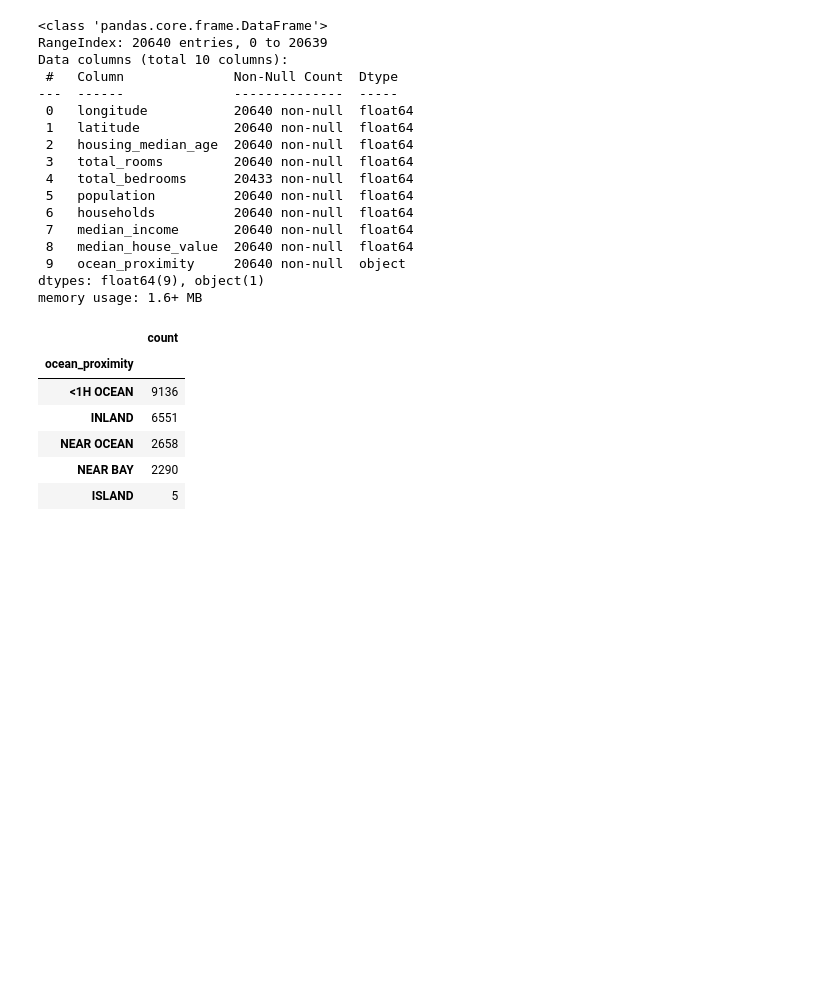
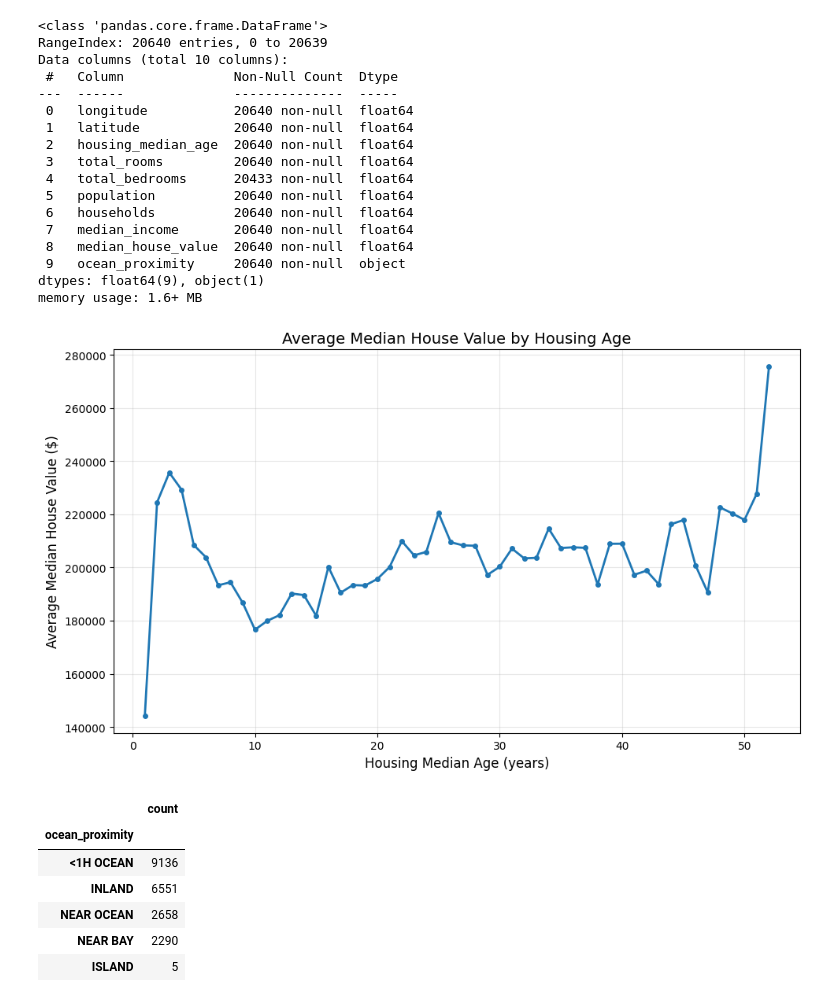
Before and after one commit to Ray-Man05/handson-mlp-main, a Jupyter notebook: notebooks/02_end_to_end_machine_learning_project.ipynb, the cells around one changed output. Drawn from its saved outputs; the diff is of its cells as text; code cells hidden in the pictures; blank space fills up the shorter version.

```diff
--- a/my_stuff/notebooks/02_end_to_end_machine_learning_project.ipynb
+++ b/notebooks/02_end_to_end_machine_learning_project.ipynb
@@ -82,6 +82,27 @@ Data columns (total 10 columns):
  9   ocean_proximity     20640 non-null  object
 dtypes: float64(9), object(1)
 memory usage: 1.6+ MB
+# %%
+import pandas as pd
+import matplotlib.pyplot as plt
+
+df = housing_full.copy(True)
+
+# Group by housing_median_age and calculate mean of median_house_value
+
+avg_value_by_age = df.groupby('housing_median_age')['median_house_value'].mean()
+
+# Create the plot
+plt.figure(figsize=(10, 6))
+plt.plot(avg_value_by_age.index, avg_value_by_age.values, marker='o', linewidth=2, markersize=4)
+plt.xlabel('Housing Median Age (years)', fontsize=12)
+plt.ylabel('Average Median House Value ($)', fontsize=12)
+plt.title('Average Median House Value by Housing Age', fontsize=14)
+plt.grid(True, alpha=0.3)
+plt.tight_layout()
+plt.show()
+# %% [output]
+[figure, added]
 # %%
 housing_full["ocean_proximity"].value_counts()
 # %% [output]
```
Also changed, not shown: parts of 5 cells of this notebook, 41 other files.
